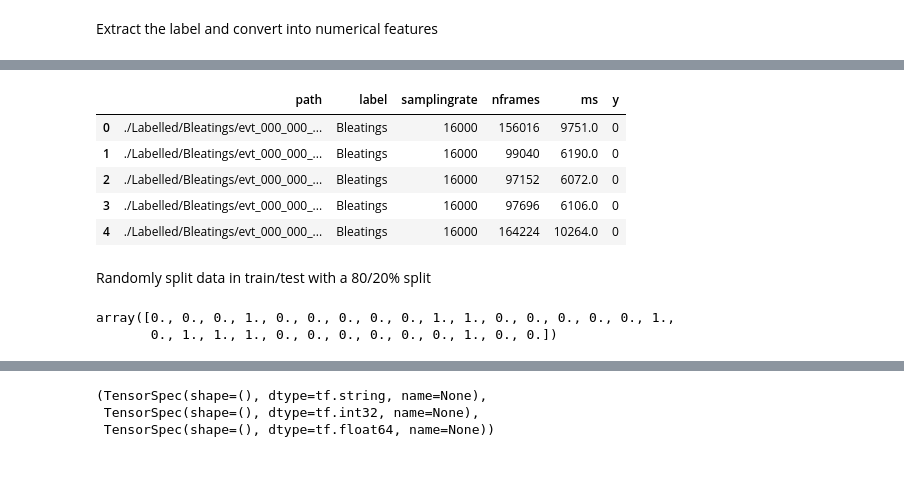
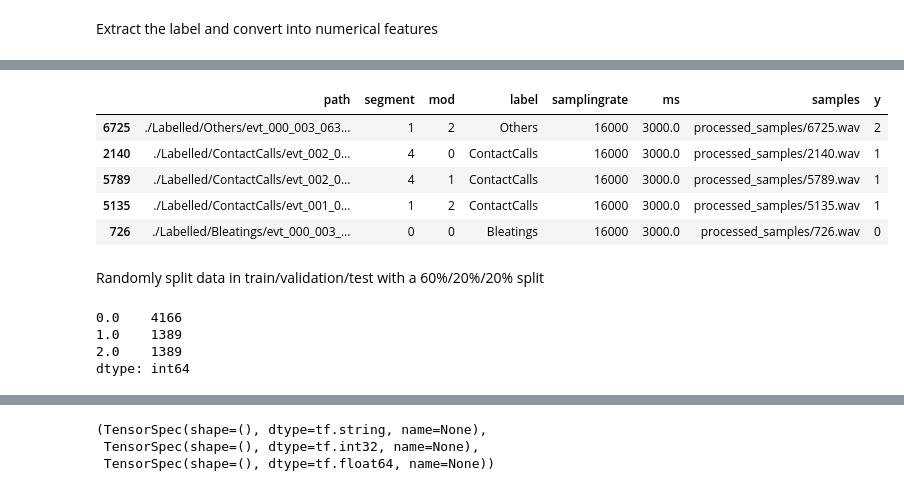
Before and after one commit to nicolasfacchinetti97/vocapra-apr-project, a Jupyter notebook: YAMN.ipynb, the cells around one changed output, grey strips where cells are left out. Saved outputs shown, nothing was run; the diff lists cells and outputs as text; code cells hidden in the pictures.

Commit message:
redone elaboration of data, fix YAMN

```diff
--- a/YAMN.ipynb
+++ b/YAMN.ipynb
@@ -29,6 +31,6 @@ from sklearn.model_selection import train_test_split
 yamnet_model_handle = 'https://tfhub.dev/google/yamnet/1'
 yamnet_model = hub.load(yamnet_model_handle)
 # %%
-metadata = pd.read_csv("to_load.csv")
-metadata.head()
+metadata = pd.read_csv("processed_metadata.csv")
+np.shape(metadata)
 # %% [output]
@@ -93,13 +74,14 @@ array([0, 0, 0, 0, 0, 0, 0, 0, 0, 0, 0, 0, 0, 0, 0, 0, 0, 0, 0, 0, 0, 0,
 # %%
 metadata["y"] = y
+metadata = metadata.sample(frac=1, random_state=100)
 metadata.head()
 # %% [output]
-|  | path | label | samplingrate | nframes | ms | y |
-| 0 | ./Labelled/Bleatings/evt_000_000_... | Bleatings | 16000 | 156016 | 9751.0 | 0 |
-| 1 | ./Labelled/Bleatings/evt_000_000_... | Bleatings | 16000 | 99040 | 6190.0 | 0 |
-| 2 | ./Labelled/Bleatings/evt_000_000_... | Bleatings | 16000 | 97152 | 6072.0 | 0 |
-| 3 | ./Labelled/Bleatings/evt_000_000_... | Bleatings | 16000 | 97696 | 6106.0 | 0 |
-| 4 | ./Labelled/Bleatings/evt_000_000_... | Bleatings | 16000 | 164224 | 10264.0 | 0 |
+|  | path | segment | mod | label | samplingrate | ms | samples | y |
+| 6725 | ./Labelled/Others/evt_000_003_063... | 1 | 2 | Others | 16000 | 3000.0 | processed_samples/6725.wav | 2 |
+| 2140 | ./Labelled/ContactCalls/evt_002_0... | 4 | 0 | ContactCalls | 16000 | 3000.0 | processed_samples/2140.wav | 1 |
+| 5789 | ./Labelled/ContactCalls/evt_002_0... | 4 | 1 | ContactCalls | 16000 | 3000.0 | processed_samples/5789.wav | 1 |
+| 5135 | ./Labelled/ContactCalls/evt_001_0... | 1 | 2 | ContactCalls | 16000 | 3000.0 | processed_samples/5135.wav | 1 |
+| 726 | ./Labelled/Bleatings/evt_000_003_... | 0 | 0 | Bleatings | 16000 | 3000.0 | processed_samples/726.wav | 0 |
 # %% [markdown]
-Randomly split data in train/test with a 80/20% split
+Randomly split data in train/validation/test with a 60%/20%/20% split
 # %%
@@ -107,12 +95,16 @@ train, test = train_test_split(metadata, test_size=0.2, stratify=y)
 # %%
-test_idx = test.index.tolist()
-fold = np.zeros(len(metadata))
-for i in test_idx:
+# second split to obtain  train + validation
+train, validation = train_test_split(train, test_size=0.25, stratify=train["y"])
+validation_idx = validation.index.tolist()
+for i in validation_idx:
     fold[i] = 1
-fold[:30]
-# %% [output]
-array([0., 0., 0., 1., 0., 0., 0., 0., 0., 1., 1., 0., 0., 0., 0., 0., 1.,
-       0., 1., 1., 1., 0., 0., 0., 0., 0., 0., 1., 0., 0.])
+# %%
+pd.DataFrame(fold).value_counts()
+# %% [output]
+0.0    4166
+1.0    1389
+2.0    1389
+dtype: int64
 # %%
 metadata["fold"] = fold
 metadata.head()
```
Also changed, not shown: parts of 24 cells of this notebook, 3 other files.
